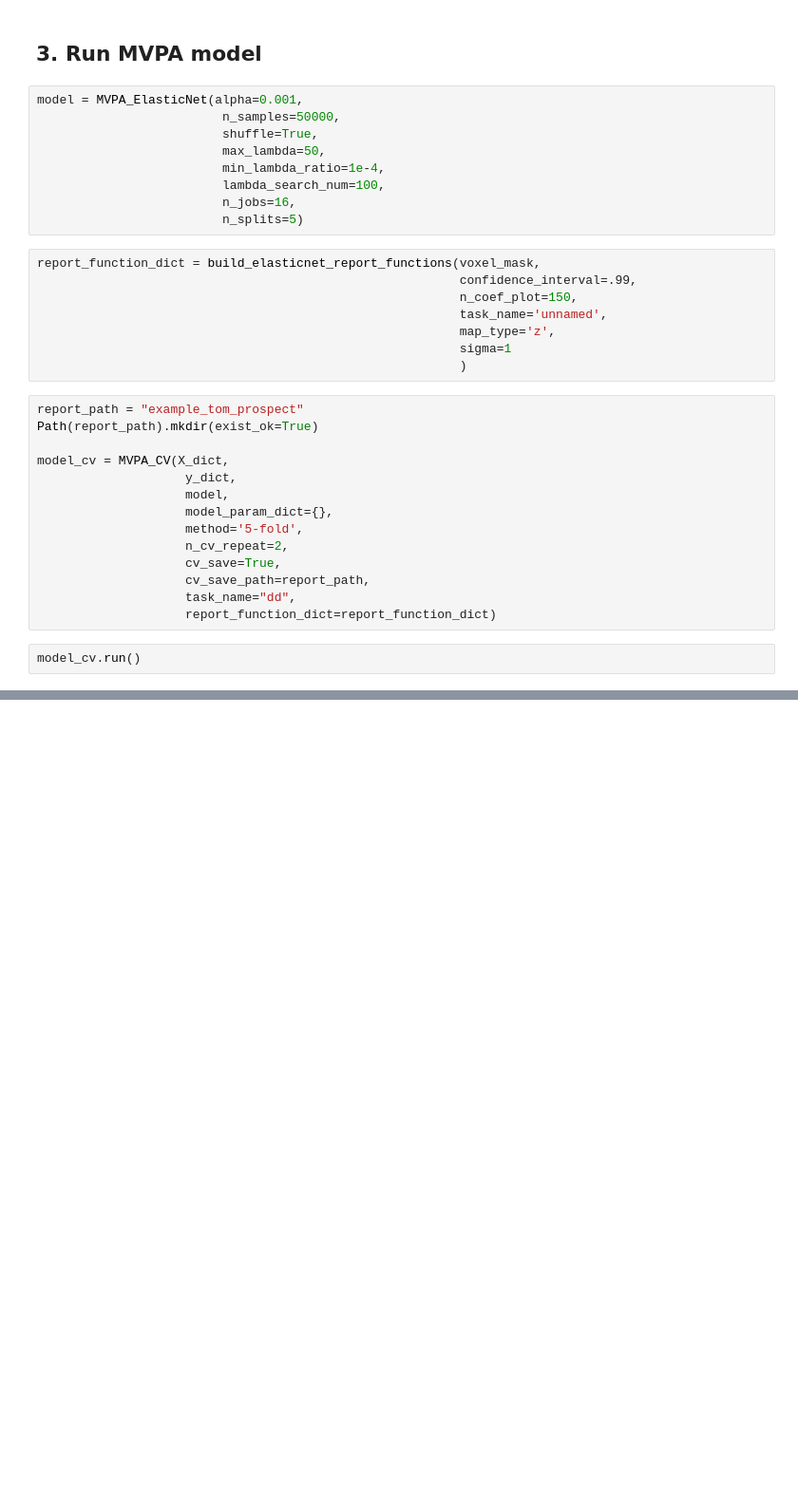
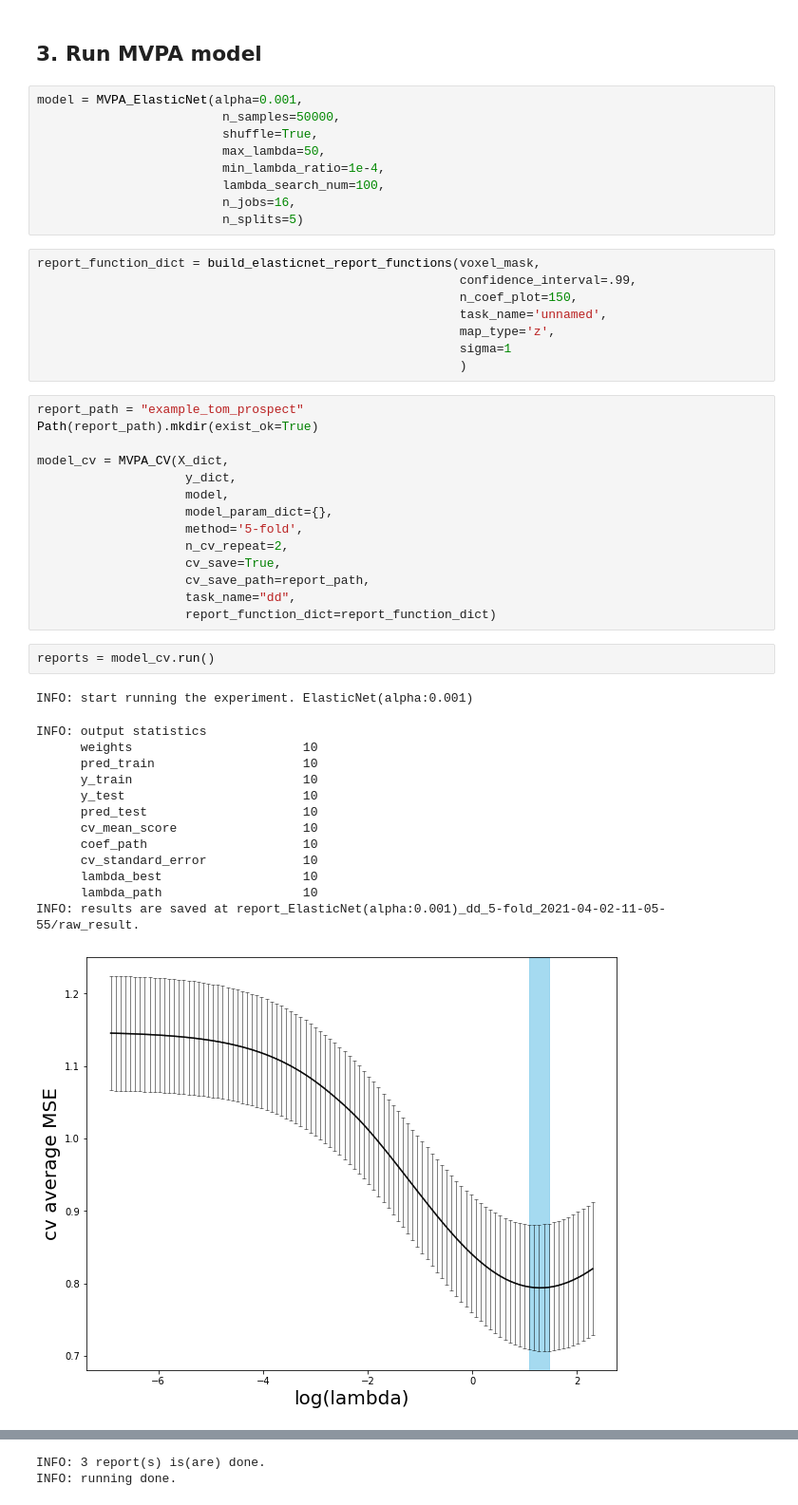
Before and after one commit to CCS-Lab/project_model_based_fmri, a Jupyter notebook: tutorials/tutorial_4.ipynb, the cells around one changed output, grey strips where cells are left out. Shown at 95% size. Cells and saved outputs as stored; diff of their text form; blank space fills up the shorter version.

```diff
--- a/tutorials/tutorial_4.ipynb
+++ b/tutorials/tutorial_4.ipynb
@@ -101,5 +161,20 @@ model_cv = MVPA_CV(X_dict,
                     cv_save_path=report_path,
                     task_name="dd",
                     report_function_dict=report_function_dict)
-# %%
-model_cv.run()
+# %%
+reports = model_cv.run()
+# %% [output]
+INFO: start running the experiment. ElasticNet(alpha:0.001)
+INFO: output statistics
+      weights                       10
+      pred_train                    10
+      y_train                       10
+      y_test                        10
+      pred_test                     10
+      cv_mean_score                 10
+      coef_path                     10
+      cv_standard_error             10
+      lambda_best                   10
+      lambda_path                   10
+INFO: results are saved at report_ElasticNet(alpha:0.001)_dd_5-fold_2021-04-02-11-05-55/raw_result.
+[figure, added]
@@ -105,0 +183,2 @@ model_cv.run()
+INFO: 3 report(s) is(are) done.
+INFO: running done.
```
Also changed, not shown: parts of 9 cells of this notebook, 3 other files.
